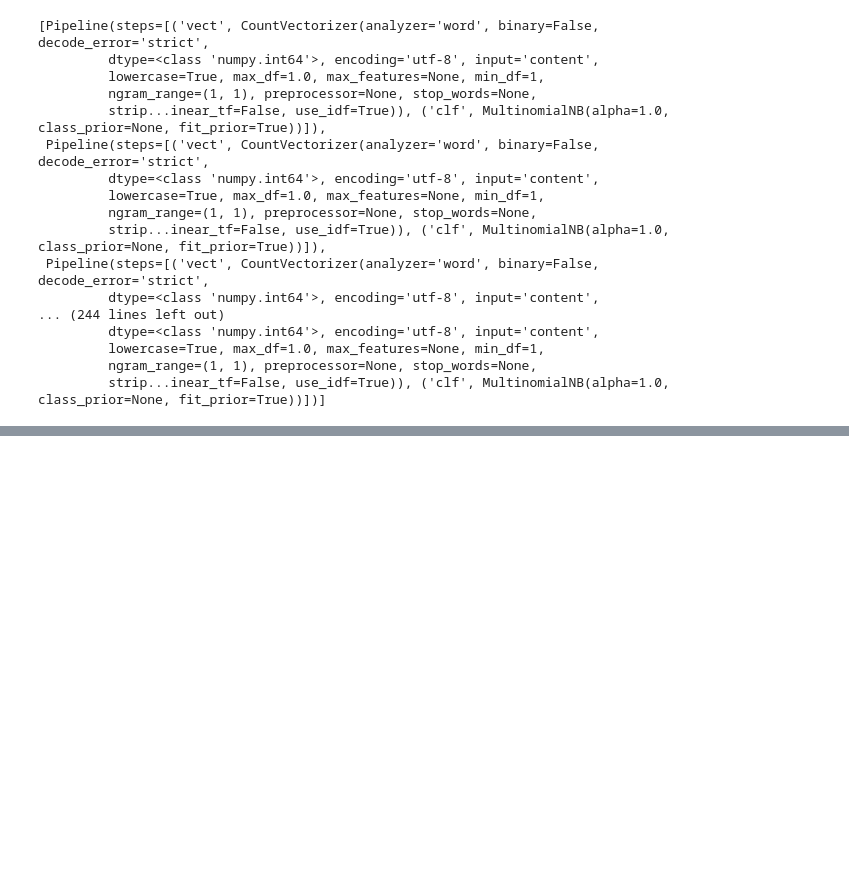
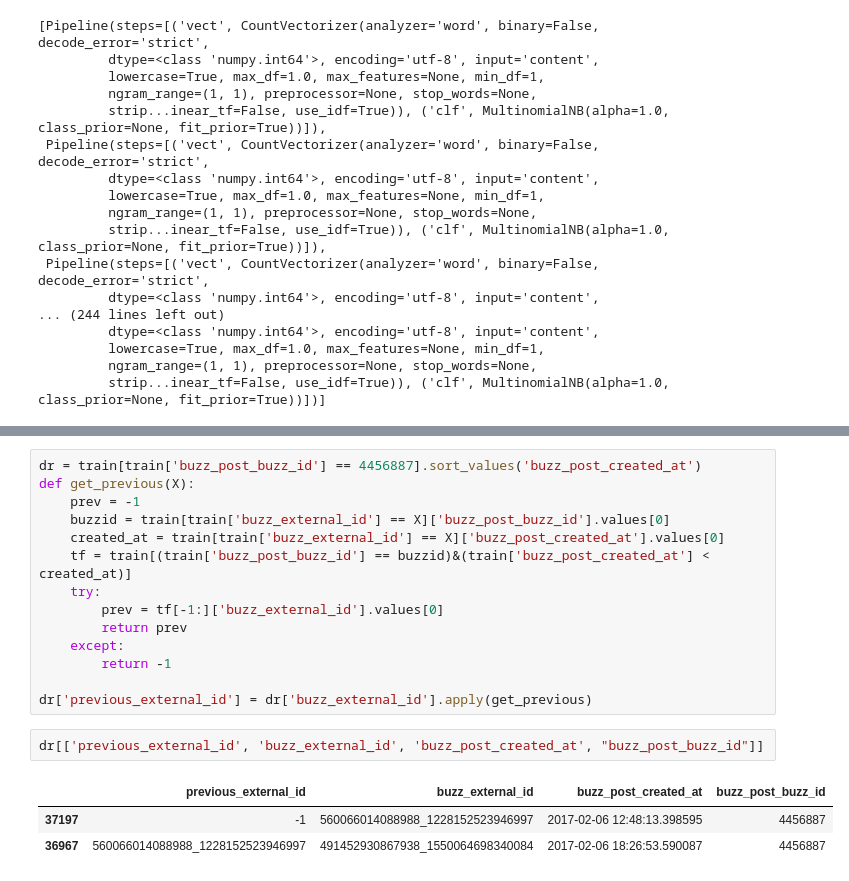
Before and after one commit to eshwarchandrasekharan/predict-pop, a Jupyter notebook: code/first-page-promotion.ipynb, the cells around one changed output, grey strips where cells are left out. Cells and saved outputs as stored; diff of their text form; blank space fills up the shorter version.

```diff
--- a/code/first-page-promotion.ipynb
+++ b/code/first-page-promotion.ipynb
@@ -250,0 +253,20 @@ max_page, max_prob
+# %%
+dr = train[train['buzz_post_buzz_id'] == 4456887].sort_values('buzz_post_created_at')
+def get_previous(X):
+    prev = -1
+    buzzid = train[train['buzz_external_id'] == X]['buzz_post_buzz_id'].values[0]
+    created_at = train[train['buzz_external_id'] == X]['buzz_post_created_at'].values[0]
+    tf = train[(train['buzz_post_buzz_id'] == buzzid)&(train['buzz_post_created_at'] < created_at)]
+    try:
+        prev = tf[-1:]['buzz_external_id'].values[0]
+        return prev
+    except:
+        return -1
+
+dr['previous_external_id'] = dr['buzz_external_id'].apply(get_previous)
+# %%
+dr[['previous_external_id', 'buzz_external_id', 'buzz_post_created_at', "buzz_post_buzz_id"]]
+# %% [output]
+|  | previous_external_id | buzz_external_id | buzz_post_created_at | buzz_post_buzz_id |
+| 37197 | -1 | 560066014088988_1228152523946997 | 2017-02-06 12:48:13.398595 | 4456887 |
+| 36967 | 560066014088988_1228152523946997 | 491452930867938_1550064698340084 | 2017-02-06 18:26:53.590087 | 4456887 |
```
Also changed, not shown: parts of 4 cells of this notebook, 2 other files.
